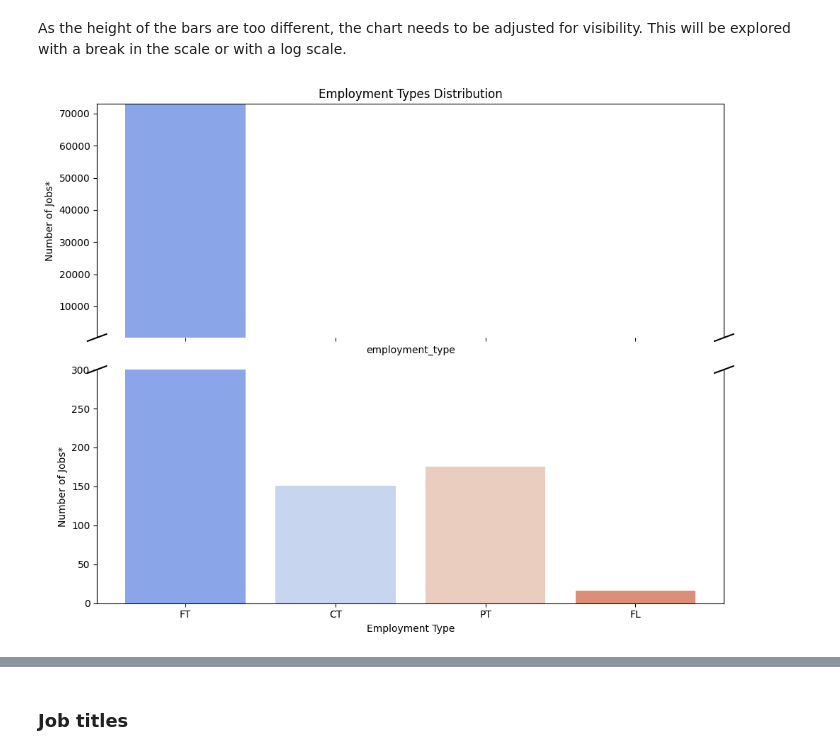
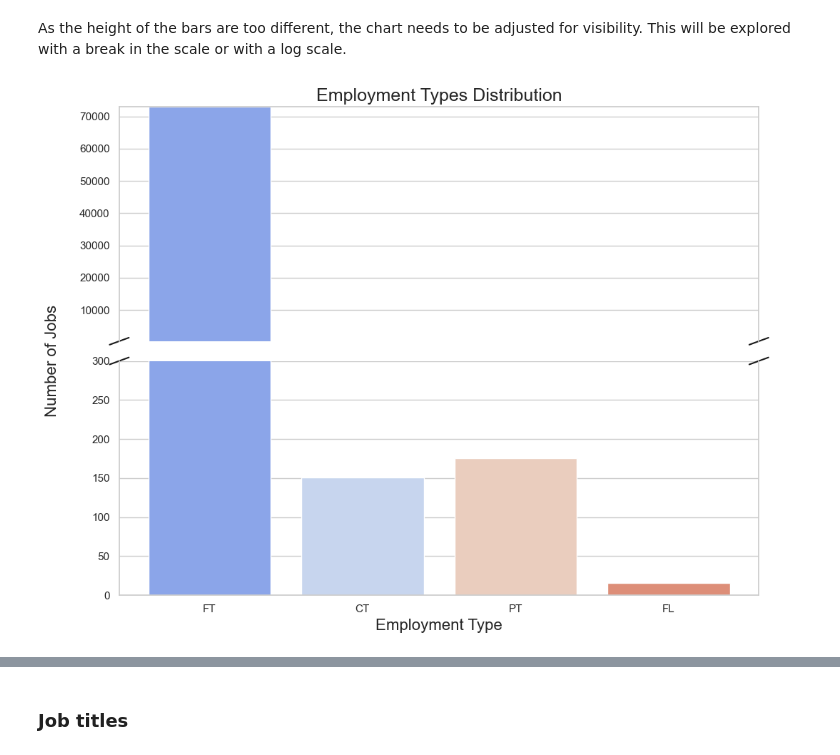
Before and after one commit to anaPau-24/Project_Data_Professions_career_shift, a Jupyter notebook: Data_Analyst_perspective.ipynb, the cells around one changed output, grey strips where cells are left out. Cells and saved outputs as stored; diff of their text form; code cells hidden in the pictures.

```diff
--- a/Data_Analyst_perspective.ipynb
+++ b/Data_Analyst_perspective.ipynb
@@ -174,45 +175,49 @@ Text(0.5, 0, 'Employment type')
 As the height of the bars are too different, the chart needs to be adjusted for visibility. This will be explored with a break in the scale or with a log scale.
 # %%
 #Adding a breaking point to the graph for Employment types
+sns.set_theme(style="whitegrid")
 # Create the figure and axes
 fig, (ax1, ax2) = plt.subplots(2, 1, sharex=True, figsize=(10, 8))
 
 # Define the breaking point
 break_point = 300  #  Based on data distribution
 
 # Top plot for larger values
 sns.countplot(data=df, x='employment_type', palette='coolwarm', ax=ax1)
 ax1.set_ylim(break_point, df['employment_type'].value_counts().max())  # Focus on larger bars
 
 # Bottom plot for smaller values
 sns.countplot(data=df, x='employment_type', palette='coolwarm', ax=ax2)
 ax2.set_ylim(0, break_point)  # Focus on smaller bars
 
 # Hide the spines between the two plots
 ax1.spines['bottom'].set_visible(False)
 ax2.spines['top'].set_visible(False)
 
 # Add the break marks
-d = .015  # Break size
+d = 0.015  # Break size
 kwargs = dict(transform=ax1.transAxes, color='k', clip_on=False)
 ax1.plot((-d, +d), (-d, +d), **kwargs)        # Top diagonal line
 ax1.plot((1 - d, 1 + d), (-d, +d), **kwargs)  # Top diagonal line on the right
 
 kwargs.update(transform=ax2.transAxes)
 ax2.plot((-d, +d), (1 - d, 1 + d), **kwargs)  # Bottom diagonal line
 ax2.plot((1 - d, 1 + d), (1 - d, 1 + d), **kwargs)  # Bottom diagonal line on the right
 
 # Titles and labels
-ax1.set_title('Employment Types Distribution')
-ax2.set_xlabel('Employment Type')
-ax1.set_ylabel('Number of Jobs*')
-ax2.set_ylabel('Number of Jobs*')
+ax1.set_title('Employment Types Distribution',fontsize=18)
+ax1.set_xlabel('')
+ax1.set_ylabel('')
+ax2.set_ylabel('')
+ax2.set_xlabel('Employment Type', fontsize=16)
+# Set a single y-label spanning both subplots
+fig.text(-0.03, 0.5, 'Number of Jobs', va='center', rotation=90, fontsize=16)
 
 # Display the plot
 plt.tight_layout()
 plt.show()
 # %% [output]
-[figure, old version]
+[figure, new version]
 # %%
 #Changing y axis to Log scale
 plt.figure(figsize=(10, 8))
```
Also changed, not shown: parts of 97 cells of this notebook, 4 other files.
